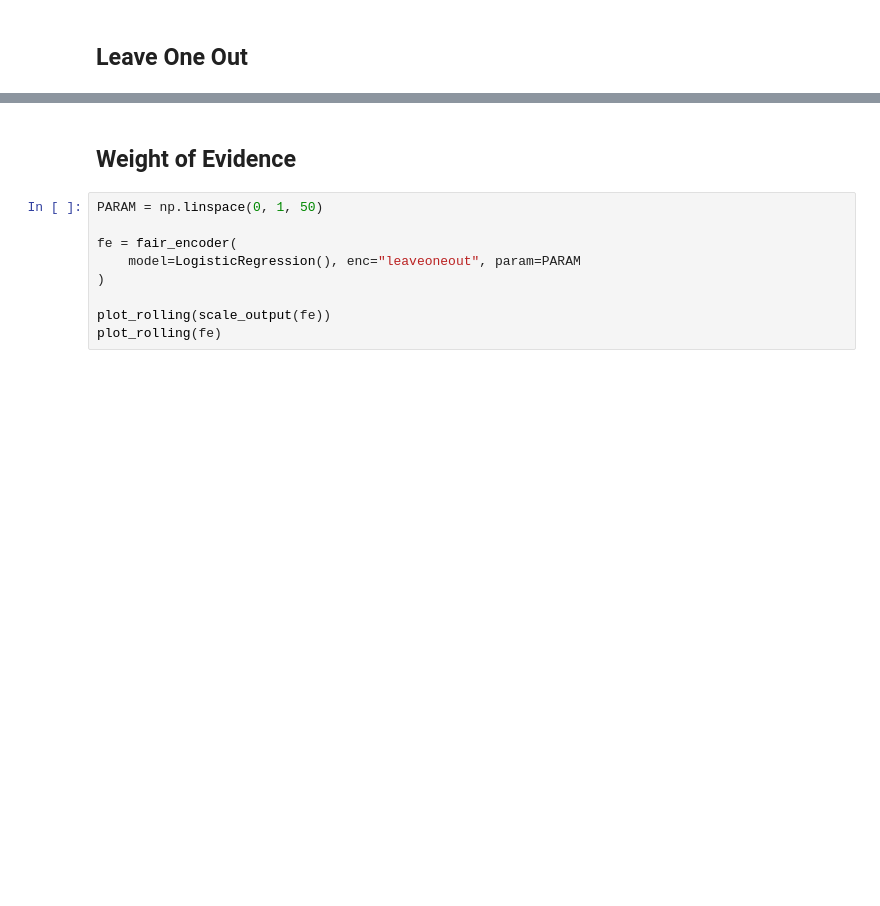
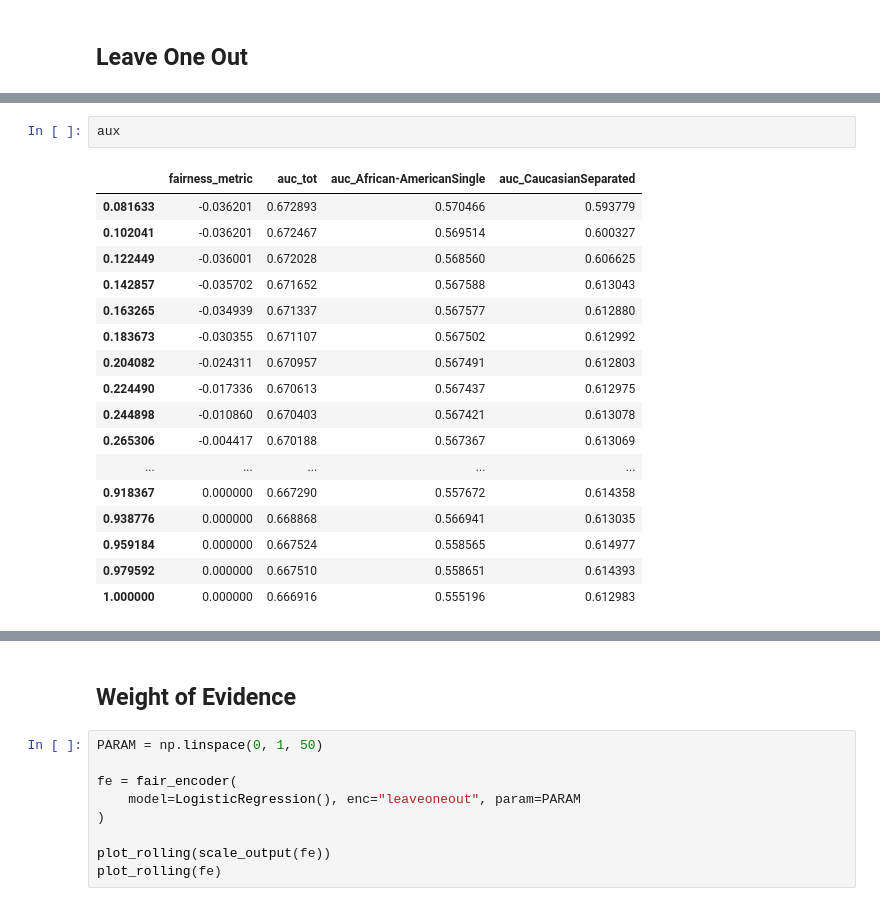
Before and after one commit to cmougan/FairEncoder, a Jupyter notebook: Compass.ipynb, the cells around one changed output, grey strips where cells are left out. Cells and saved outputs as stored; diff of their text form; blank space fills up the shorter version.

```diff
--- a/Compass.ipynb
+++ b/Compass.ipynb
@@ -401,0 +402,20 @@ plot_rolling(fe)
+# %%
+aux
+# %% [output]
+|  | fairness_metric | auc_tot | auc_African-AmericanSingle | auc_CaucasianSeparated |
+| 0.081633 | -0.036201 | 0.672893 | 0.570466 | 0.593779 |
+| 0.102041 | -0.036201 | 0.672467 | 0.569514 | 0.600327 |
+| 0.122449 | -0.036001 | 0.672028 | 0.568560 | 0.606625 |
+| 0.142857 | -0.035702 | 0.671652 | 0.567588 | 0.613043 |
+| 0.163265 | -0.034939 | 0.671337 | 0.567577 | 0.612880 |
+| 0.183673 | -0.030355 | 0.671107 | 0.567502 | 0.612992 |
+| 0.204082 | -0.024311 | 0.670957 | 0.567491 | 0.612803 |
+| 0.224490 | -0.017336 | 0.670613 | 0.567437 | 0.612975 |
+| 0.244898 | -0.010860 | 0.670403 | 0.567421 | 0.613078 |
+| 0.265306 | -0.004417 | 0.670188 | 0.567367 | 0.613069 |
+| ... | ... | ... | ... | ... |
+| 0.918367 | 0.000000 | 0.667290 | 0.557672 | 0.614358 |
+| 0.938776 | 0.000000 | 0.668868 | 0.566941 | 0.613035 |
+| 0.959184 | 0.000000 | 0.667524 | 0.558565 | 0.614977 |
+| 0.979592 | 0.000000 | 0.667510 | 0.558651 | 0.614393 |
+| 1.000000 | 0.000000 | 0.666916 | 0.555196 | 0.612983 |
```
Also changed, not shown: parts of 13 cells of this notebook.
